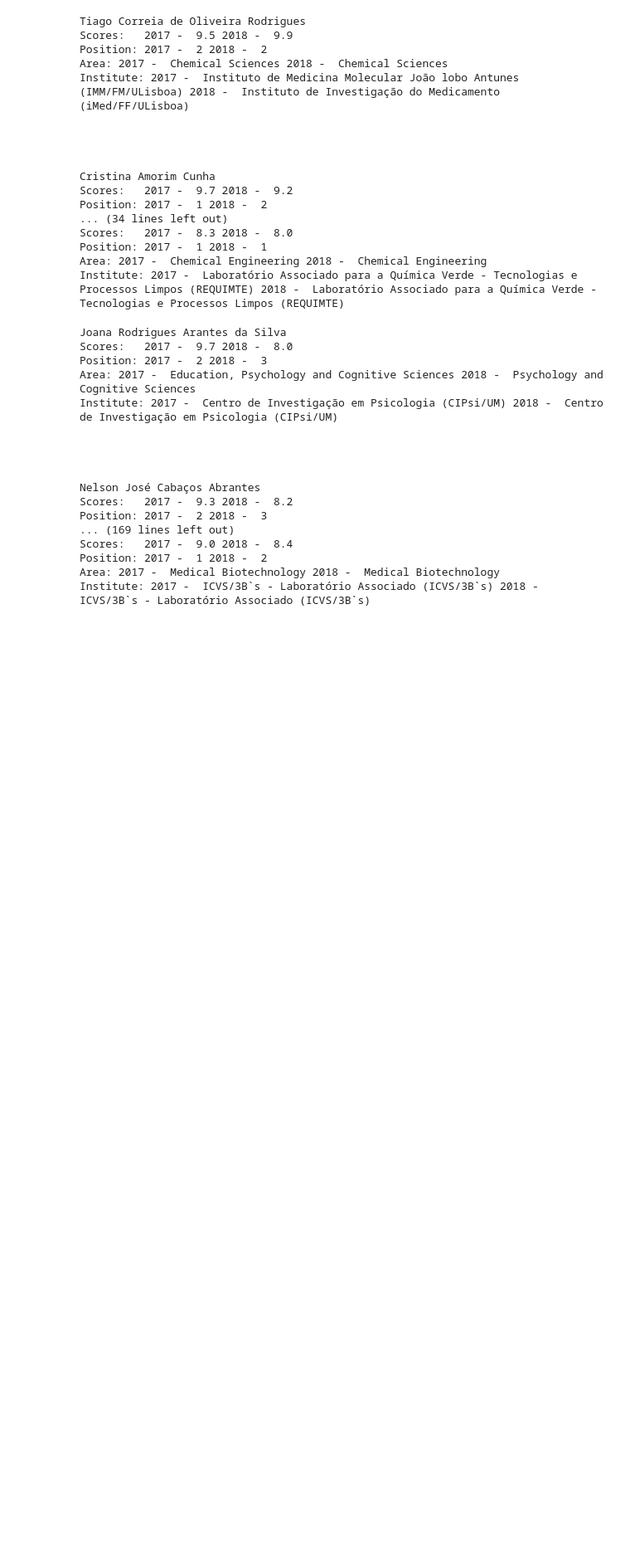
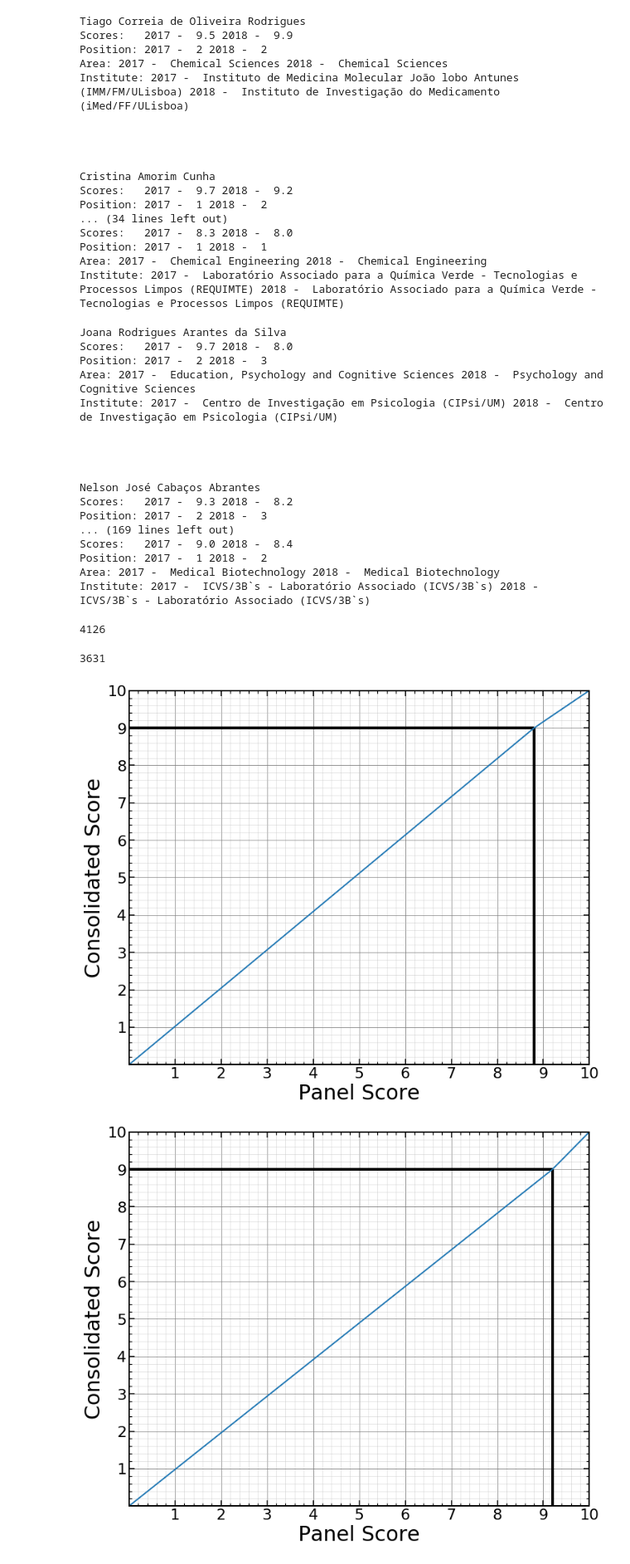
Before and after one commit to AfonsoV/ceec_analysis, a Jupyter notebook: data_process.ipynb, the cells around one changed output. Shown at 83% size. Drawn from its saved outputs; the diff is of its cells as text; code cells hidden in the pictures; blank space fills up the shorter version.

Commit message:
Updated code to include score conversion.

```diff
--- a/data_process.ipynb
+++ b/data_process.ipynb
@@ -341,6 +341,9 @@ def find_matches(table1,table2,samelevel=False):
     scorediff = []
     scores = []
     names = []
+
+    N_degraded = 0
+    N_upgraded = 0
     for i in range(len(table1)):
         name2search = table1["Name"][i]
         match = (table2["Name"]==name2search)
@@ -357,10 +360,16 @@ def find_matches(table1,table2,samelevel=False):
                     scorediff.append(score2-score1)
                     scores.append([score1,score2])
                     names.append(name2search)
+            if table1["Position"][i] > table2["Position"][match][0]:
+                N_degraded +=1
+            elif table1["Position"][i] < table2["Position"][match][0]:
+                N_upgraded += 1
         else:
             continue
 #             print("No match")
 #         break
+    print(f"Lowered position: {N_degraded}")
+    print(f"Upgraded position: {N_upgraded}")
     return np.asarray(names), np.asarray(scorediff), np.asarray(scores)
 
 def find_double_acceptance(table1,table2):
@@ -535,3 +548,59 @@ Scores:   2017 -  9.0 2018 -  8.4
 Position: 2017 -  1 2018 -  2
 Area: 2017 -  Medical Biotechnology 2018 -  Medical Biotechnology
 Institute: 2017 -  ICVS/3B`s - Laboratório Associado (ICVS/3B`s) 2018 -  ICVS/3B`s - Laboratório Associado (ICVS/3B`s)
+# %%
+print(len(TableMasterCEEC2017))
+# %% [output]
+4126
+# %%
+print(len(TableMasterCEEC2018))
+# %% [output]
+3631
+# %%
+def conversion(x,t_i,t_glob=9):
+    m1 = t_glob/t_i
+    m2 = (10-t_glob)/(10-t_i)
+    b2 = t_glob - m2*t_i
+
+    if x <= t_i and x>0:
+        return m1 * x
+    elif x>t_i and x<=10:
+        return m2*x+b2
+    else:
+        raise ValueError("Invalid score.")
+
+def f(t_i,t_glob=9):
+    m1 = t_glob/t_i
+    m2 = (10-t_glob)/(10-t_i)
+    b2 = t_glob - m2*t_i
+
+    fig,ax = mpl.subplots(figsize=(12,10))
+
+    xx = np.linspace(0,10)
+    yy = np.zeros_like(xx)
+
+    yy[xx<=t_i] = m1*xx[xx<=t_i]
+    yy[xx>t_i] = m2*xx[xx>t_i] + b2
+    ax.plot(xx,yy,linewidth=2)
+
+    ax.set_xlim(0,10)
+    ax.set_ylim(0,10)
+    ax.vlines(t_i,0,t_glob,lw=4)
+    ax.hlines(t_glob,0,t_i,lw=4)
+
+    ax.set_xticks(np.arange(1,11,1))
+    ax.set_yticks(np.arange(1,11,1))
+    ax.grid(True,which="major",color="gray")
+    ax.grid(True,which="minor",color="silver",alpha=0.5)
+    ax.set_ylabel("Consolidated Score")
+    ax.set_xlabel("Panel Score")
+    return fig
+
+f1 = f(8.8,9.0)
+f2 = f(9.2,9.0)
+
+f1.savefig("/Users/bribeiro/Desktop/ti88.png")
+f2.savefig("/Users/bribeiro/Desktop/ti92.png")
+# %% [output]
+[figure, added]
+[figure, added]
```
Also changed, not shown: parts of 2 cells of this notebook.
